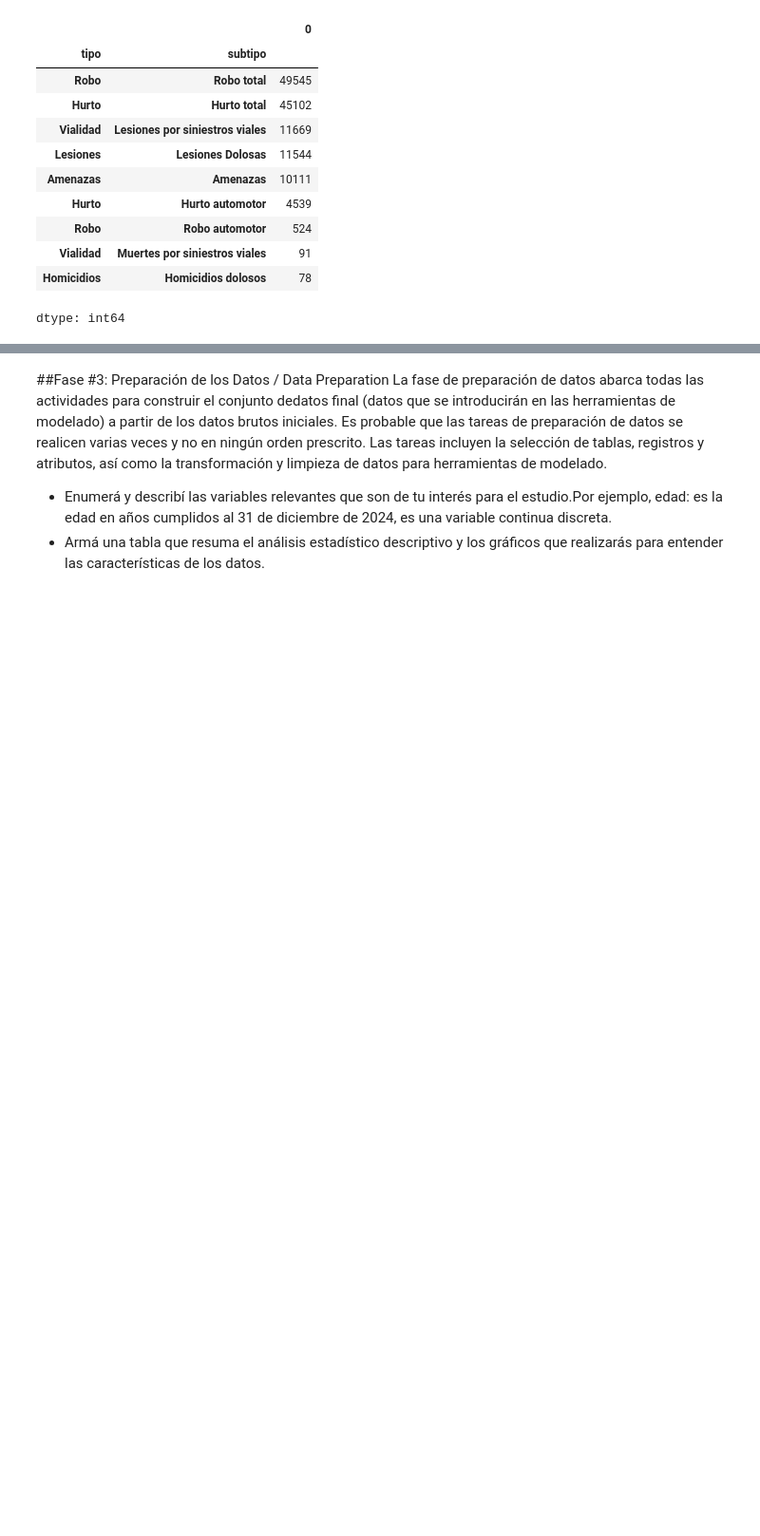
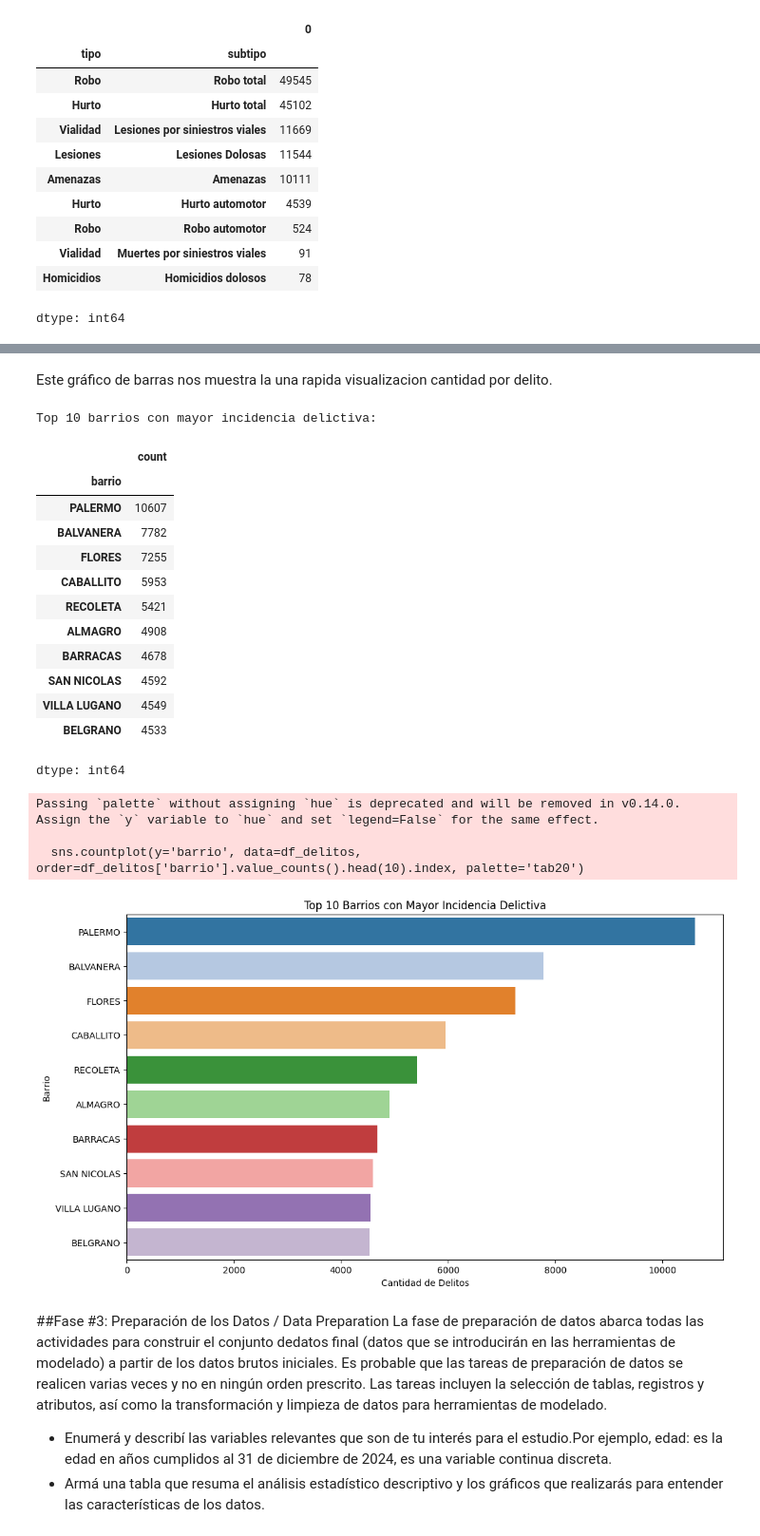
Before and after one commit to ChronosXV/Ingenieria_Software, a Jupyter notebook: Proyecto/UGR_Ing_de_Software_Grupo_2_TP.ipynb, the cells around one changed output, grey strips where cells are left out. Shown: that part at 95% size. Cells and saved outputs as stored; diff of their text form; code cells hidden in the pictures; blank space fills up the shorter version.

```diff
--- a/Proyecto/UGR_Ing_de_Software_Grupo_2_TP.ipynb
+++ b/Proyecto/UGR_Ing_de_Software_Grupo_2_TP.ipynb
@@ -316,3 +346,35 @@ dtype: int64
+# %% [markdown]
+Este gráfico de barras nos muestra la una rapida visualizacion cantidad por delito.
+# %%
+# Visualización de los barrios con mayor incidencia
+print("\nTop 10 barrios con mayor incidencia delictiva:")
+display(df_delitos['barrio'].value_counts().head(10))
+
+plt.figure(figsize=(12, 7))
+sns.countplot(y='barrio', data=df_delitos, order=df_delitos['barrio'].value_counts().head(10).index, palette='tab20')
+plt.title('Top 10 Barrios con Mayor Incidencia Delictiva')
+plt.xlabel('Cantidad de Delitos')
+plt.ylabel('Barrio')
+plt.show()
+# %% [output]
+Top 10 barrios con mayor incidencia delictiva:
+|  | count |
+| barrio |  |
+| PALERMO | 10607 |
+| BALVANERA | 7782 |
+| FLORES | 7255 |
+| CABALLITO | 5953 |
+| RECOLETA | 5421 |
+| ALMAGRO | 4908 |
+| BARRACAS | 4678 |
+| SAN NICOLAS | 4592 |
+| VILLA LUGANO | 4549 |
+| BELGRANO | 4533 |
+dtype: int64
+Passing `palette` without assigning `hue` is deprecated and will be removed in v0.14.0. Assign the `y` variable to `hue` and set `legend=False` for the same effect.
+
+  sns.countplot(y='barrio', data=df_delitos, order=df_delitos['barrio'].value_counts().head(10).index, palette='tab20')
+[figure, added]
 # %% [markdown]
 ##Fase #3: Preparación de los Datos / Data Preparation
 La fase de preparación de datos abarca todas las actividades para construir el conjunto dedatos final (datos que se introducirán en las herramientas de modelado) a partir de los datos brutos iniciales. Es probable que las tareas de preparación de datos se realicen varias veces y no en ningún orden prescrito. Las tareas incluyen la selección de tablas, registros y atributos, así como la transformación y limpieza de datos para herramientas de modelado.
```
Also changed, not shown: parts of 3 cells of this notebook.
